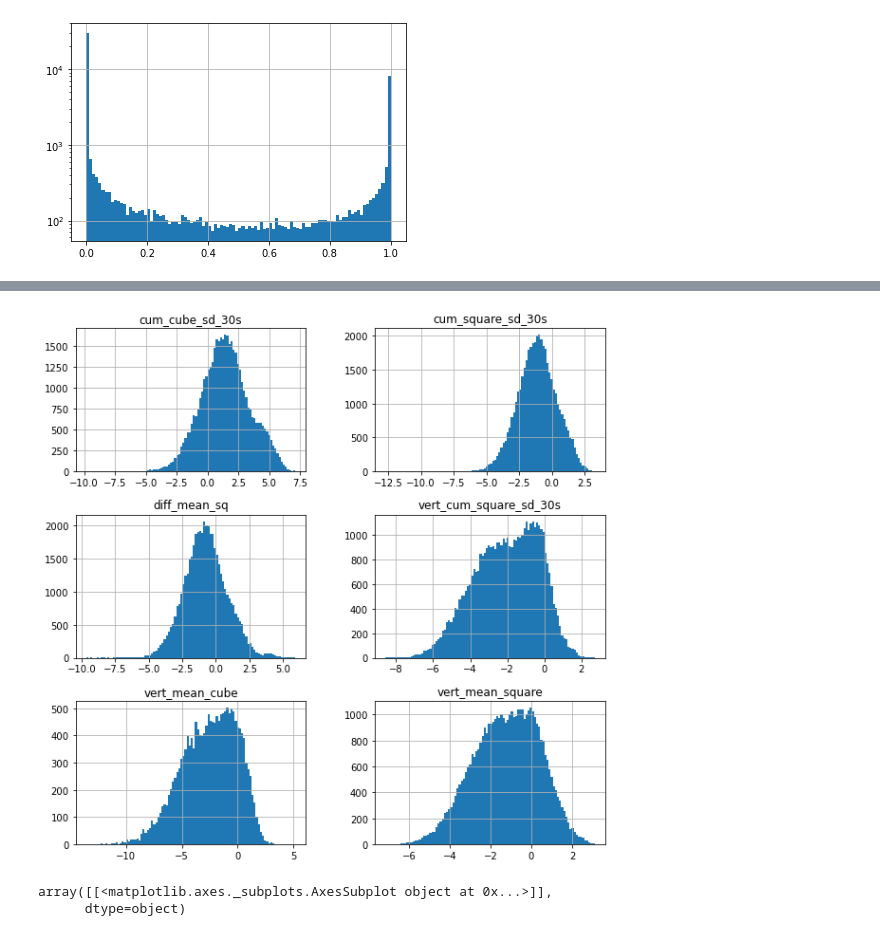
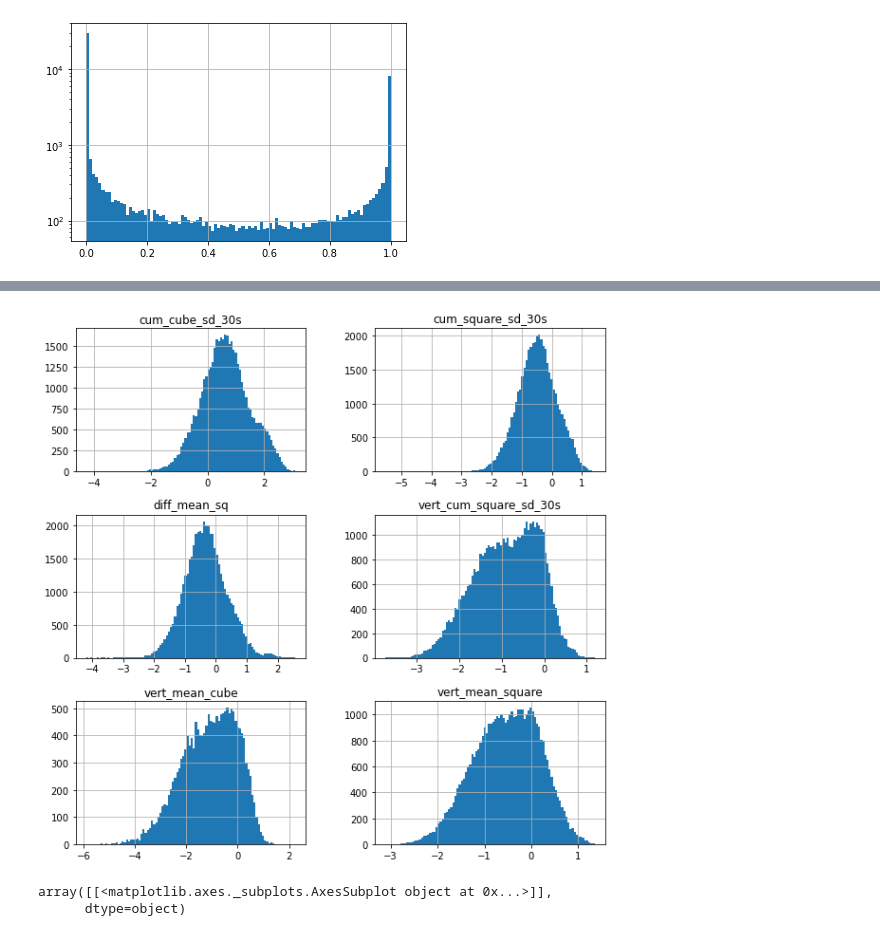
Before and after one commit to TrentonBush/turbulence_spectra, a Jupyter notebook: notebooks/05 seasonal analysis.ipynb, the cells around one changed output, grey strips where cells are left out. Cells and saved outputs as stored; diff of their text form; code cells hidden in the pictures.

```diff
--- a/notebooks/05 seasonal analysis.ipynb
+++ b/notebooks/05 seasonal analysis.ipynb
@@ -93,10 +97,10 @@ plt.show()
 # %%
 subset = ['cum_square_sd_30s', 'cum_cube_sd_30s', 'vert_mean_square', 'vert_mean_cube', 'vert_cum_square_sd_30s', 'diff_mean_sq']
 # %%
-s119[subset].transform(np.log).hist(bins=100, figsize=(10,10))
+s119[subset].transform(np.log10).hist(bins=100, figsize=(10,10))
 plt.show()
 # %% [output]
-[figure, old version]
+[figure, new version]
 # %%
 s119[['diff_mean_cube']].hist(bins=100, range=(0, 1))
 # %% [output]
```
Also changed, not shown: parts of 54 cells of this notebook.
